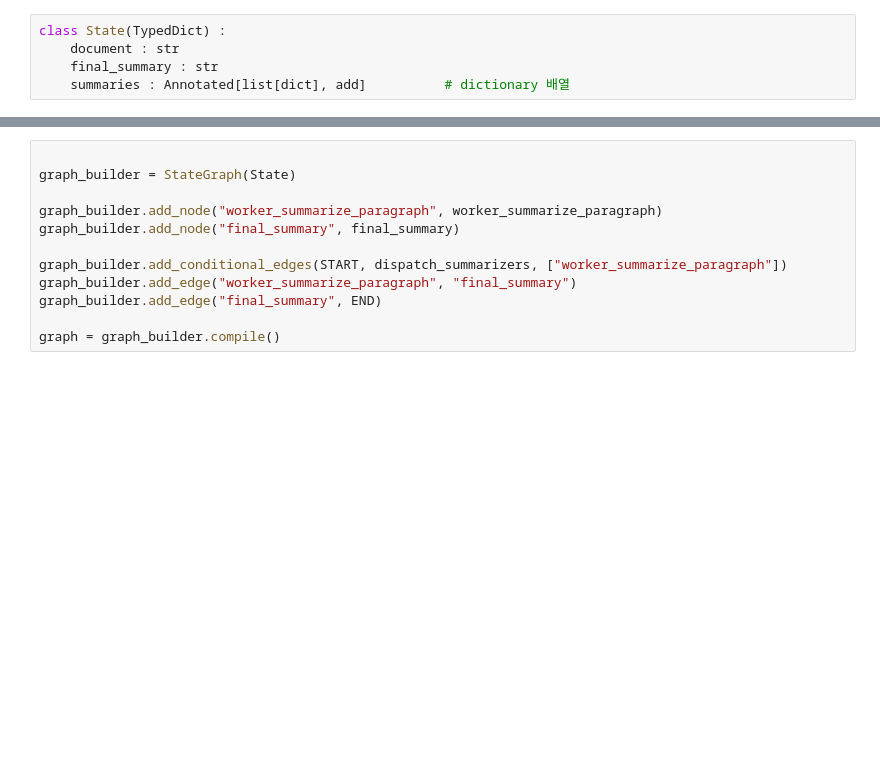
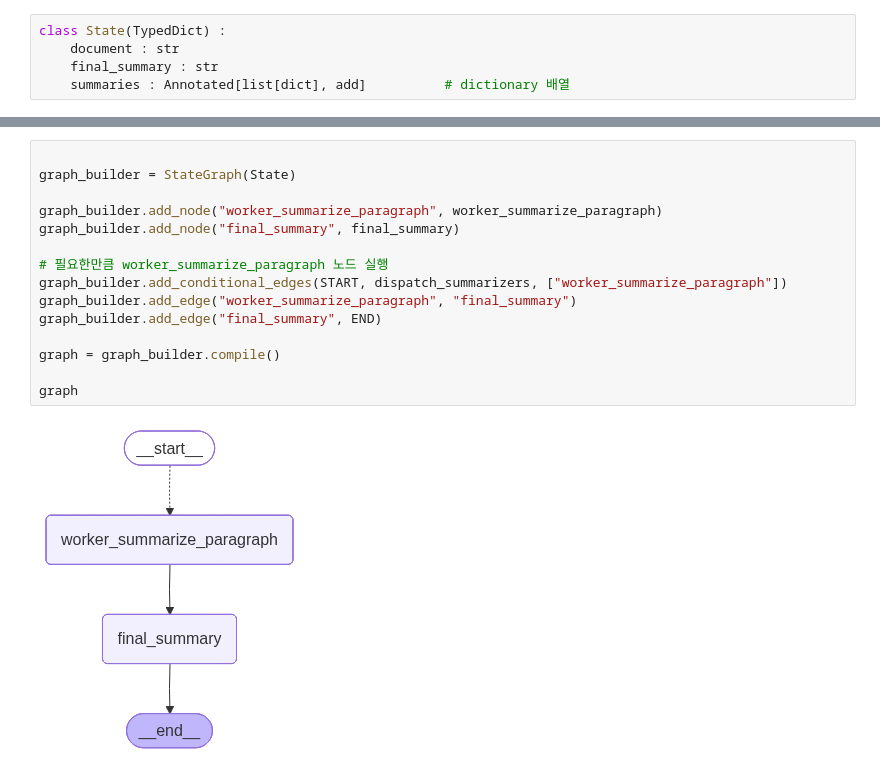
Before and after one commit to HeukKell/Langgraph_Workflow, a Jupyter notebook: OrchestratorWorkers.ipynb, the cells around one changed output, grey strips where cells are left out. Cells and saved outputs as stored; diff of their text form; blank space fills up the shorter version.

```diff
--- a/OrchestratorWorkers.ipynb
+++ b/OrchestratorWorkers.ipynb
@@ -60,15 +58,20 @@ def final_summary(state : State):
 # %%
 
 graph_builder = StateGraph(State)
 
 graph_builder.add_node("worker_summarize_paragraph", worker_summarize_paragraph)
 graph_builder.add_node("final_summary", final_summary)
 
+# 필요한만큼 worker_summarize_paragraph 노드 실행
 graph_builder.add_conditional_edges(START, dispatch_summarizers, ["worker_summarize_paragraph"])
 graph_builder.add_edge("worker_summarize_paragraph", "final_summary")
 graph_builder.add_edge("final_summary", END)
 
 graph = graph_builder.compile()
+
+graph
+# %% [output]
+[figure, added]
 # %%
 with open("fed_transcript.md", "r", encoding="utf-8") as file:
     document = file.read()
```
Also changed, not shown: parts of 3 cells of this notebook.
